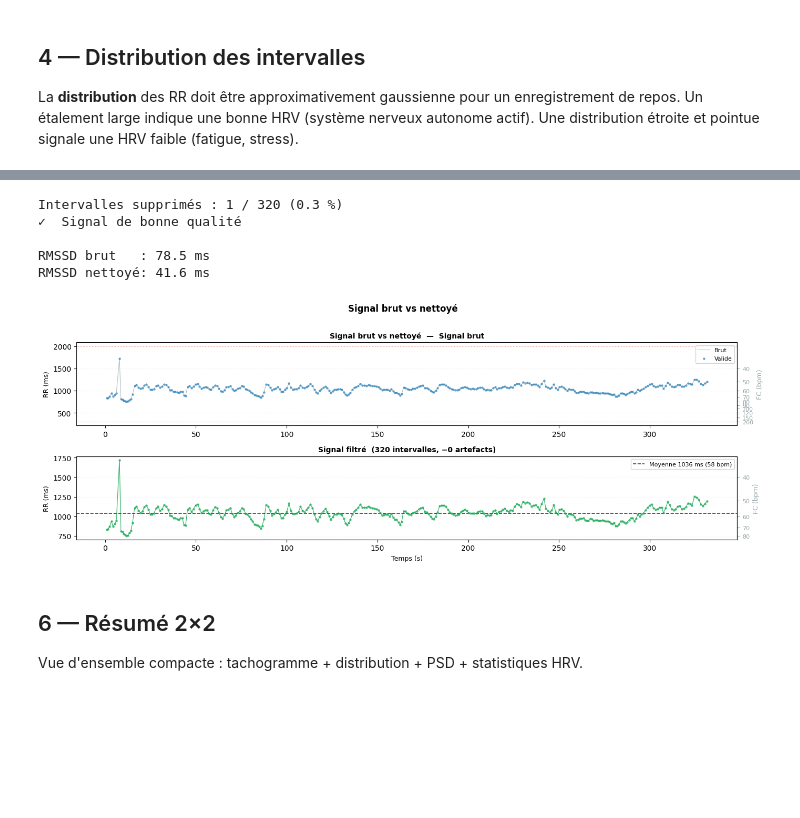
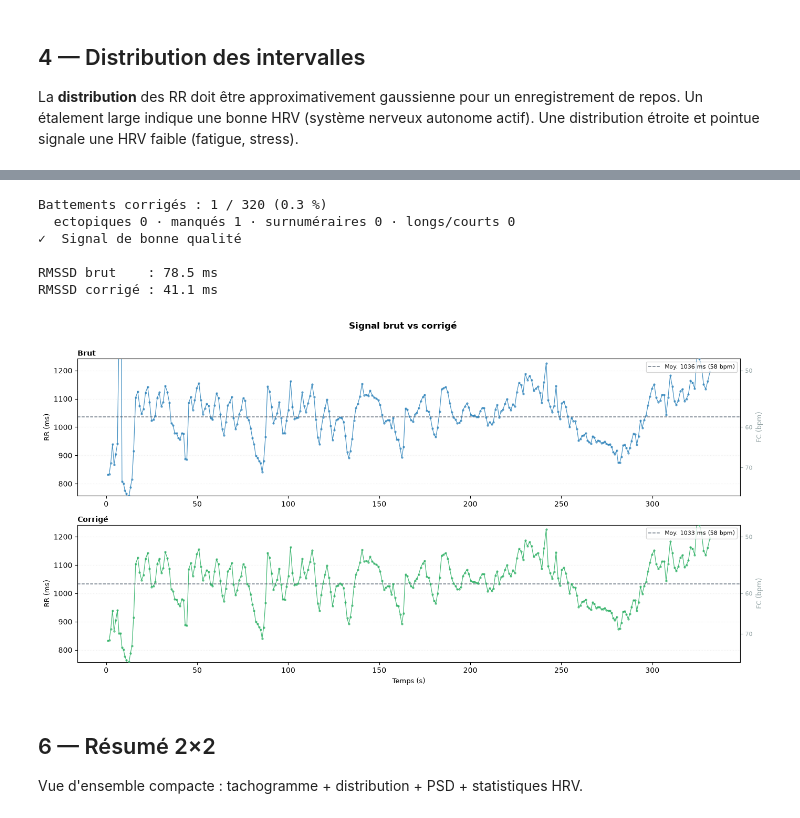
Before and after one commit to JulienMilon-DevSecOps/cardiolab, a Jupyter notebook: notebooks/01_signal_rr.ipynb, the cells around one changed output, grey strips where cells are left out. Cells and saved outputs as stored; diff of their text form; code cells hidden in the pictures; blank space fills up the shorter version.

Commit message:
correction des artifact a la place de remove_outliners

```diff
--- a/notebooks/01_signal_rr.ipynb
+++ b/notebooks/01_signal_rr.ipynb
@@ -143,27 +152,35 @@ interpolation linéaire. Cette étape est recommandée avant toute analyse HRV.
 # %%
-rr_clean = rr.remove_outliers(method="zscore")
+from cardiolab.visualization.rr_plots import plot_rr_comparison
 
-n_removed = len(rr.intervals) - len(rr_clean.intervals)
-pct = n_removed / len(rr.intervals) * 100
-print(f"Intervalles supprimés : {n_removed} / {len(rr.intervals)} ({pct:.1f} %)")
+rr_clean, report = rr.correct_artifacts()
 
-if pct > 5:
-    print("⚠️  Plus de 5 % filtrés — qualité du signal à vérifier")
-else:
-    print("✓  Signal de bonne qualité")
+print(
+    f"Battements corrigés : {report.n_corrected} / {report.n_input} ({report.corrected_pct:.1f} %)"
+)
+print(
+    f"  ectopiques {report.ectopic} · manqués {report.missed} · surnuméraires {report.extra} · longs/courts {report.long_short}"
+)
+print(
+    "✓  Signal de bonne qualité"
+    if report.is_reliable
+    else "⚠️  Plus de 5 % corrigés — refaire la mesure"
+)
 
-print(f"\nRMSSD brut   : {rmssd(rr):.1f} ms")
-print(f"RMSSD nettoyé: {rmssd(rr_clean):.1f} ms")
+print(f"\nRMSSD brut    : {rmssd(rr):.1f} ms")
+print(f"RMSSD corrigé : {rmssd(rr_clean):.1f} ms")
 
-fig = plot_rr_filtered(rr, title="Signal brut vs nettoyé")
+fig = plot_rr_comparison(
+    [rr, rr_clean], labels=["Brut", "Corrigé"], title="Signal brut vs corrigé"
+)
 plt.show()
 # %% [output]
-Intervalles supprimés : 1 / 320 (0.3 %)
+Battements corrigés : 1 / 320 (0.3 %)
+  ectopiques 0 · manqués 1 · surnuméraires 0 · longs/courts 0
 ✓  Signal de bonne qualité
 
-RMSSD brut   : 78.5 ms
-RMSSD nettoyé: 41.6 ms
+RMSSD brut    : 78.5 ms
+RMSSD corrigé : 41.1 ms
-[figure, old version]
+[figure, new version]
 # %% [markdown]
 ## 6 — Résumé 2×2
 
```
Also changed, not shown: parts of 5 cells of this notebook, 2 other files.
